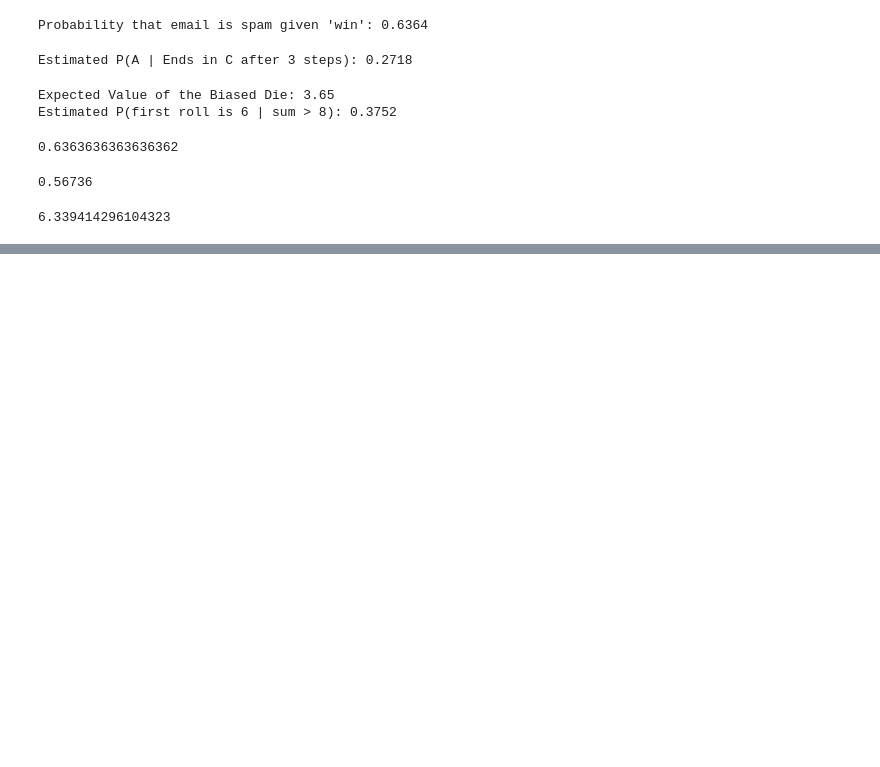
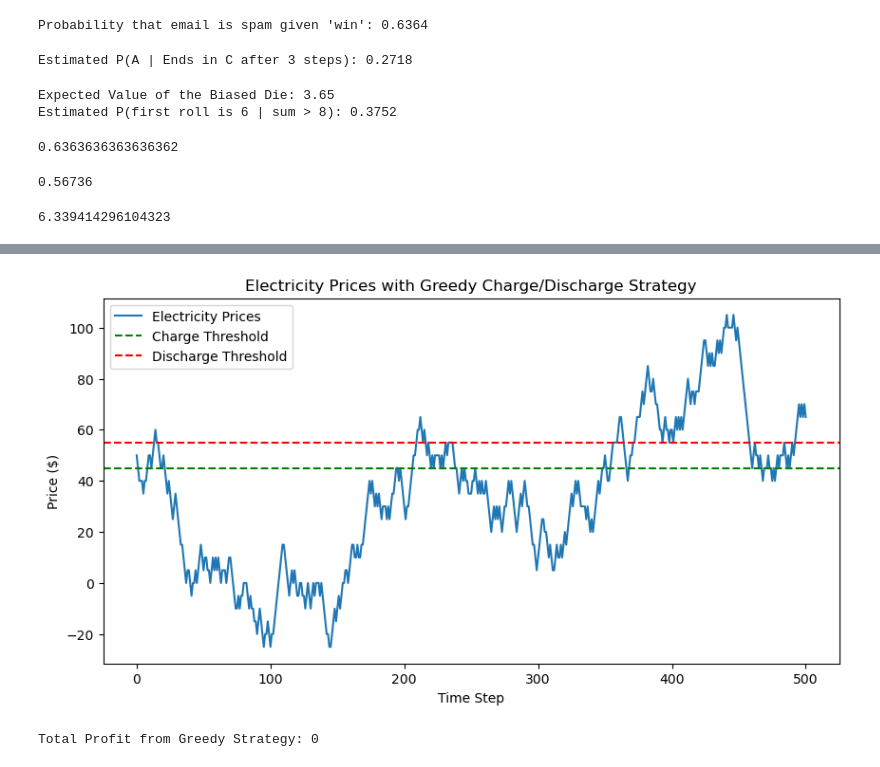
Before and after one commit to faroquehassan/mmlm-2025, a Jupyter notebook: notebook.ipynb, the cells around one changed output, grey strips where cells are left out. Saved outputs shown, nothing was run; the diff lists cells and outputs as text; code cells hidden in the pictures; blank space fills up the shorter version.

```diff
--- a/notebook.ipynb
+++ b/notebook.ipynb
@@ -284,0 +398,63 @@ print(call_price)
+# %%
+# 🔹 Problem 6: Dynamic Optimization – Battery Scheduling
+# Rewbi decides when to charge or discharge a battery to maximize profits.
+# Each hour, you can:
+
+# Charge (if price ≤ $40)
+# Discharge (if price ≥ $60)
+# Do nothing
+# Write a greedy algorithm to decide when to charge/discharge for maximum profit over 24 hours, given random price fluctuations.
+
+# 👉 How would you implement this?
+# (Hint: Use a simple greedy strategy and later try dynamic programming.)
+
+import numpy as np
+import matplotlib.pyplot as plt
+
+def generate_prices(n=500):
+    price = 50
+    price_history = [price]
+
+    movements = [5,-5,0]
+    probabilities = [0.4,0.4,0.2]
+
+    for _ in range(n):
+        move = np.random.choice(movements, p = probabilities)
+        price += move
+        price_history.append(price)
+
+    return price_history
+
+
+def greedy_battery_strategy(prices, battery_capacity=1):
+    battery = 0, # 0 = empty, 1 = charged
+    profits = 0
+
+    for i in range(len(prices) - 1):
+        if prices[i] <= 40 and battery ==0:
+            battery =1
+            buy_price = prices[i]
+
+        elif prices[i] >= 60 and battery == 1:
+            battery = 0
+            sell_price = prices[i]
+            profits += sell_price-buy_price
+    return profits
+
+prices = generate_prices()
+greedy_profit = greedy_battery_strategy(prices)
+
+plt.figure(figsize=(10, 5))
+plt.plot(prices, label="Electricity Prices")
+plt.axhline(y=45, color='g', linestyle='--', label="Charge Threshold")
+plt.axhline(y=55, color='r', linestyle='--', label="Discharge Threshold")
+plt.xlabel("Time Step")
+plt.ylabel("Price ($)")
+plt.title("Electricity Prices with Greedy Charge/Discharge Strategy")
+plt.legend()
+plt.show()
+
+print("Total Profit from Greedy Strategy:", greedy_profit)
+# %% [output]
+[figure, added]
+Total Profit from Greedy Strategy: 0
```
Also changed, not shown: parts of 4 cells of this notebook.
